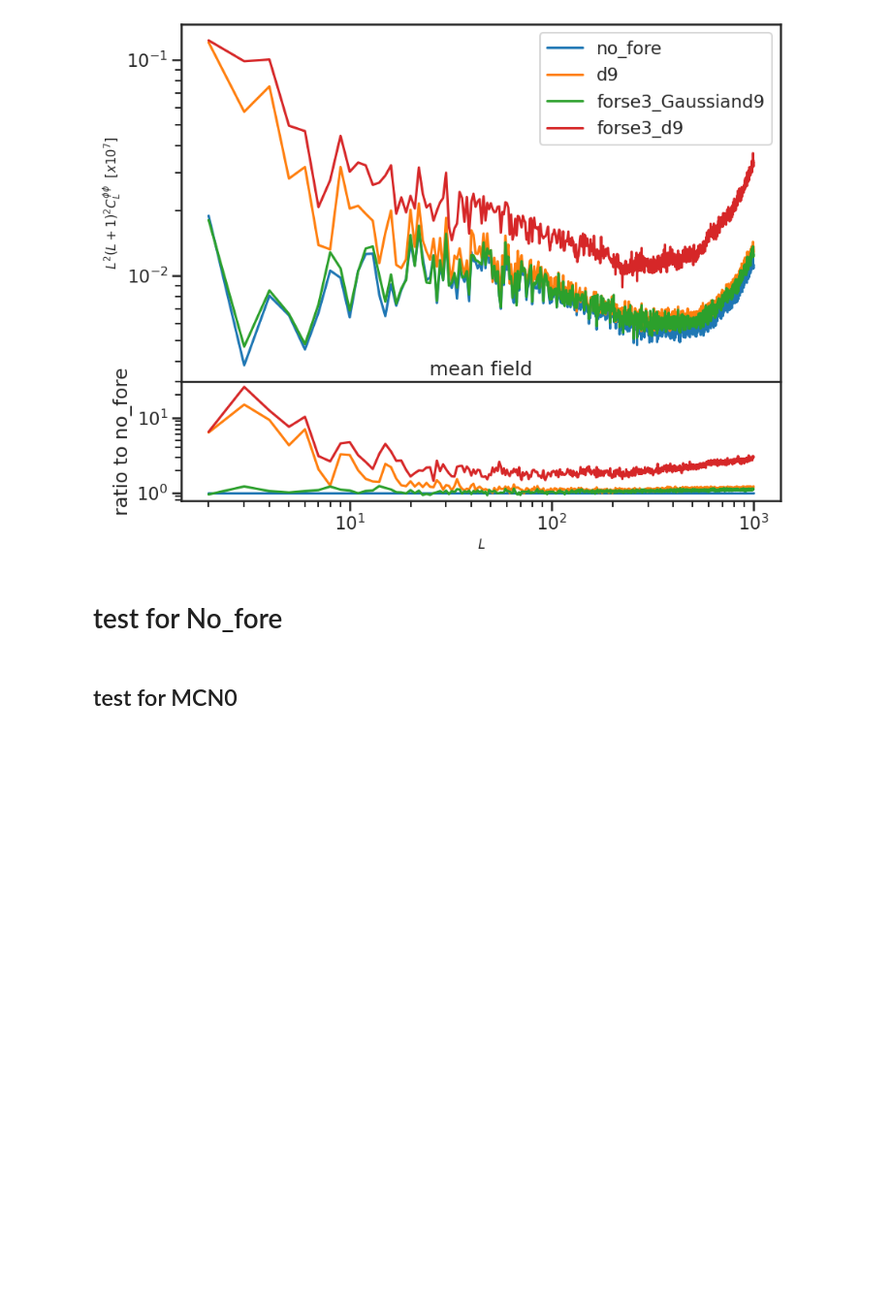
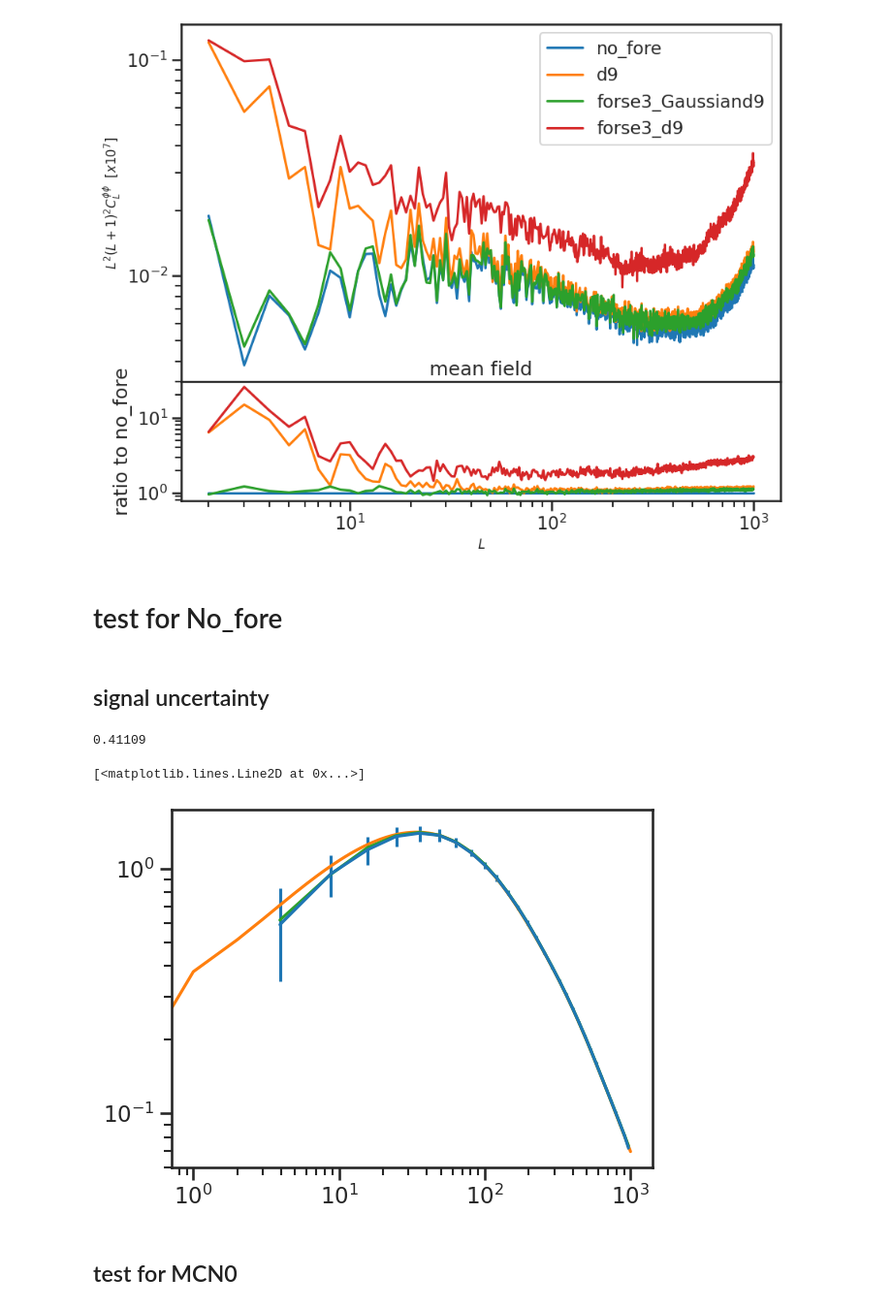
Before and after one commit to yaojian95/non_gau_lensing, a Jupyter notebook: S4_LAT_mask_cinv_analysis.ipynb, the cells around one changed output. Shown at 97% size. Drawn from its saved outputs; the diff is of its cells as text; code cells hidden in the pictures; blank space fills up the shorter version.

Commit message:
uncertainty in lensing signal

```diff
--- a/S4_LAT_mask_cinv_analysis.ipynb
+++ b/S4_LAT_mask_cinv_analysis.ipynb
@@ -181,6 +224,56 @@ Text(0, 0.5, 'ratio to no_fore')
 [figure]
 # %% [markdown]
 # test for No_fore
+# %% [markdown]
+## signal uncertainty
+# %%
+fsky
+# %% [output]
+0.41109
+# %%
+ell = np.arange(2, 1000)
+ell_all = np.arange(1000)
+
+mask = hp.read_map('/pscratch/sd/j/jianyao/data_lensing/S4_LAT_mask_1024.fits')
+phi_dir = '/pscratch/sd/j/jianyao/data_lensing/simulations/phi_alms/'
+fl = ell*(ell+1)/2
+cl_phi_new = []
+for i in range(200, 500):
+
+    phi_name = phi_dir + 'phi_%04d.fits'%i
+    plm = hp.read_alm(phi_name)
+
+    klm = hp.almxfl(plm,fl)
+    kmap = hp.alm2map(klm,nside=1024)*mask
+
+    klm_n = hp.map2alm(kmap)
+    plm_n = hp.almxfl(klm_n,1/fl)
+    cl_i = (hp.alm2cl(plm_n)/fsky)[ell_all]
+    cl_phi_new.append(cl_i)
+
+cl_phi_norm = []
+for i in range(300):
+    cl_phi_norm.append(cl_phi_new[i]*w(ell_all))
+# %%
+binner = multipole_binning(n = 30,lmin=2,lmax=998,spc='p2')
+cl_binned = binning(cl_unl['pp'][ell_all]*w(ell_all),binner)
+
+cl_phi_binned = [0]*300
+for i in range(300):
+
+    cl_phi_binned[i] = binning(cl_phi_norm[i], binner)
+
+cl_phi_mean_binned = np.mean(cl_phi_binned, axis = 0)
+cl_phi_std_binned = np.std(cl_phi_binned, axis = 0)
+# cl_real_binned = bin1.bin_cell(cl_unl['pp'][ell_al
+# %%
+# plt.loglog(binner.bc, cl_phi_mean_binned)
+plt.errorbar(binner.bc, cl_phi_mean_binned, cl_phi_std_binned)
+plt.loglog(cl_unl['pp'][ell_all]*w(ell_all))
+plt.loglog(binner.bc, cl_binned)
+# %% [output]
+[<matplotlib.lines.Line2D at 0x...>]
+[figure, added]
 # %% [markdown]
 ## test for MCN0
 # %%
```
Also changed, not shown: parts of 17 cells of this notebook.
